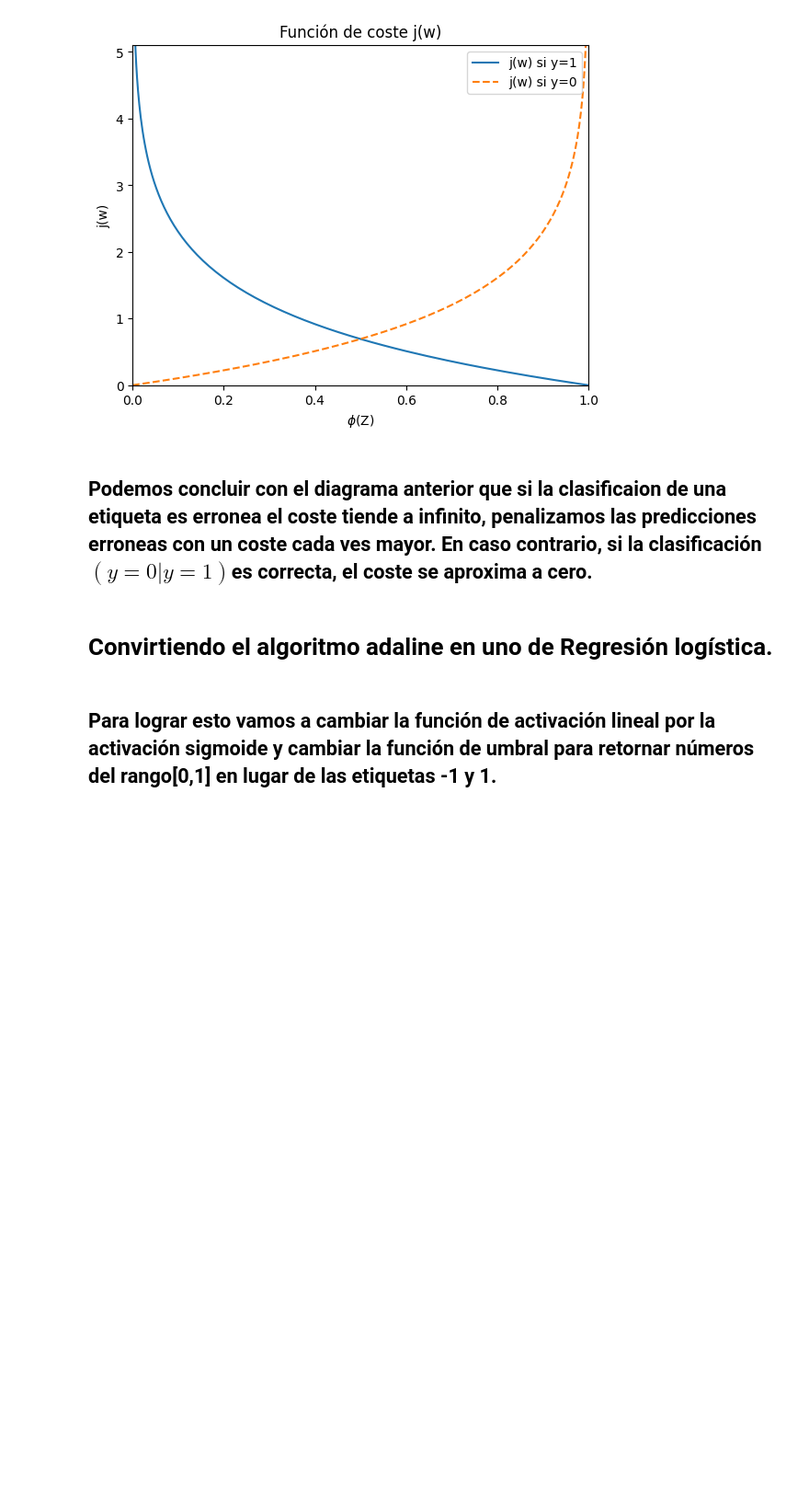
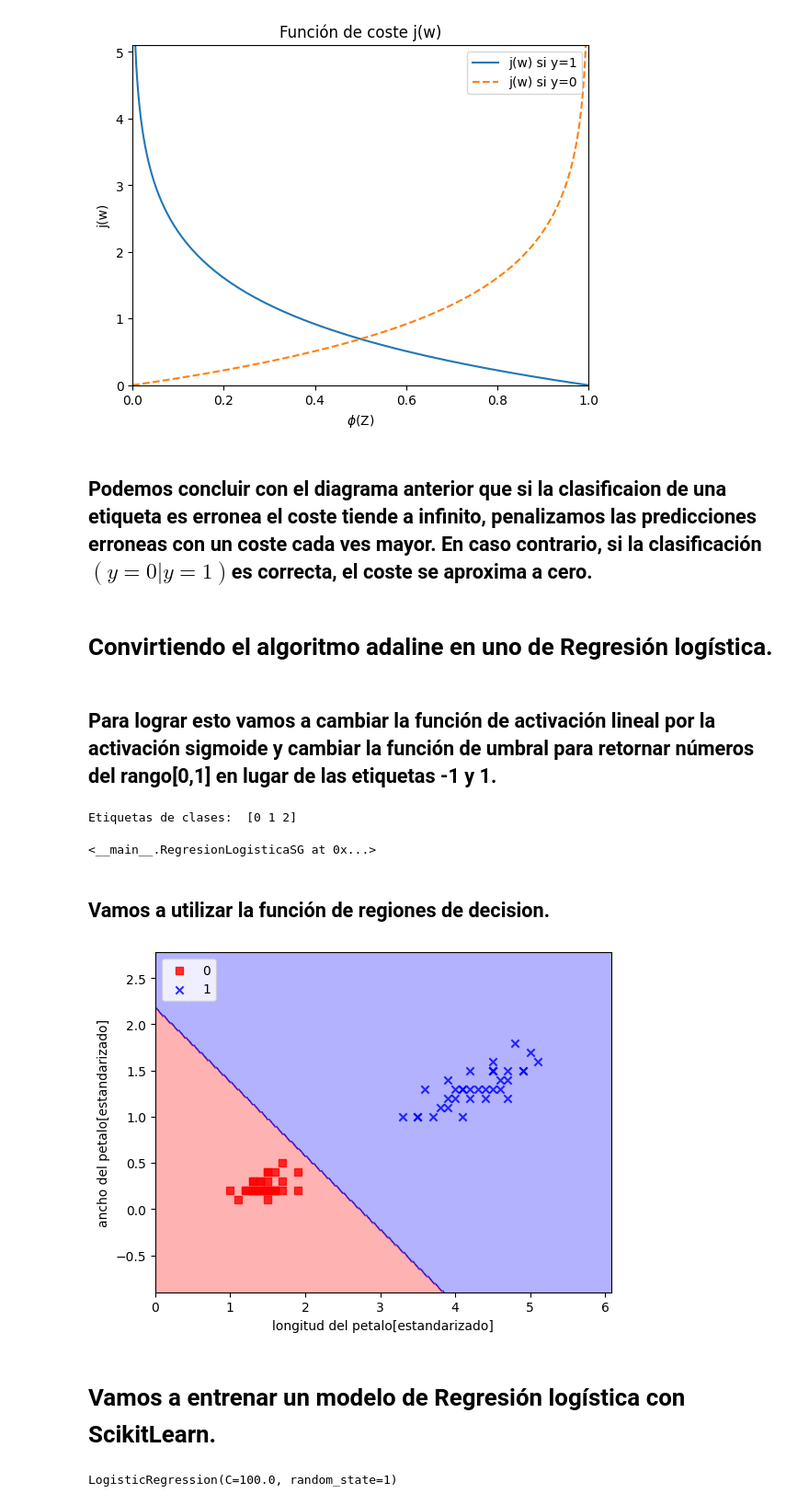
Before and after one commit to juancaalcaraz/practicaML, a Jupyter notebook: Modelo_R_logistica.ipynb, the cells around one changed output. Shown: that part at 92% size. Saved outputs shown, nothing was run; the diff lists cells and outputs as text; code cells hidden in the pictures; blank space fills up the shorter version.

```diff
--- a/Modelo_R_logistica.ipynb
+++ b/Modelo_R_logistica.ipynb
@@ -128,0 +130,26 @@ class RegresionLogisticaSG(object):
+# %%
+#Vamos a cargar el dataset flor iris para comprobar nuestro clasificador de regresion.
+from sklearn import datasets
+import numpy as np
+iris = datasets.load_iris()
+X = iris.data[:, [2,3]]
+y = iris.target
+print('Etiquetas de clases: ', np.unique(y))
+# %% [output]
+Etiquetas de clases:  [0 1 2]
+# %%
+# vamos a dividir el dataset en conjuntos de datos de prueba y entrenamiento.
+from sklearn.model_selection import train_test_split
+X_train, X_test, y_train, y_test = train_test_split(X,y, test_size=0.3, random_state=1, stratify=y)
+# %%
+# Cuando Usamos regresion logistica es para tareas de clasificacion binaria.
+# por eso, vamos a tener en cuenta solo las clases 0 y 1.
+X1_train_subset = X_train[(y_train==0)|(y_train==1)]
+y_train_subset = y_train[(y_train==0)|(y_train==1)]
+# %%
+lrgd = RegresionLogisticaSG(eta=0.5, n_iter=1000, random_state=1)
+lrgd.fit(X1_train_subset, y_train_subset)
+# %% [output]
+<__main__.RegresionLogisticaSG at 0x...>
+# %% [markdown]
+## Vamos a utilizar la función de regiones de decision.
@@ -128,0 +222,10 @@ class RegresionLogisticaSG(object):
+# %%
+plot_decision_regions(X=X1_train_subset, y=y_train_subset, classifier=lrgd)
+plt.xlabel('longitud del petalo[estandarizado]')
+plt.ylabel('ancho del petalo[estandarizado]')
+plt.legend(loc='upper left')
+plt.show()
+# %% [output]
+[figure, added]
+# %% [markdown]
+# Vamos a entrenar un modelo de Regresión logística con ScikitLearn.
@@ -128,0 +245,4 @@ class RegresionLogisticaSG(object):
+# %%
+lr.fit(X_train_std, y_train)
+# %% [output]
+LogisticRegression(C=100.0, random_state=1)
```
Also changed, not shown: parts of 6 cells of this notebook.
